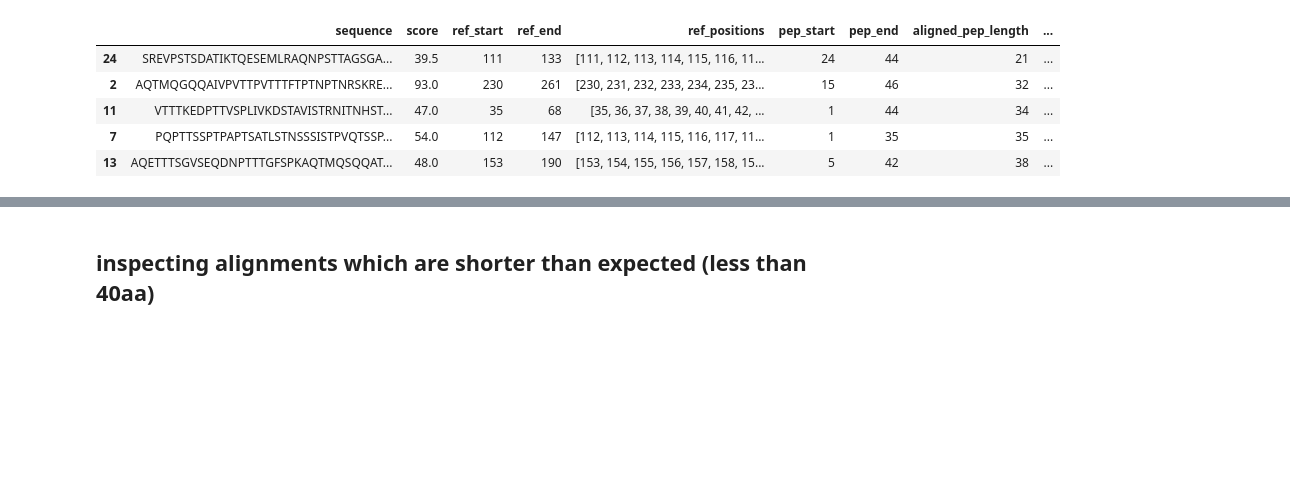
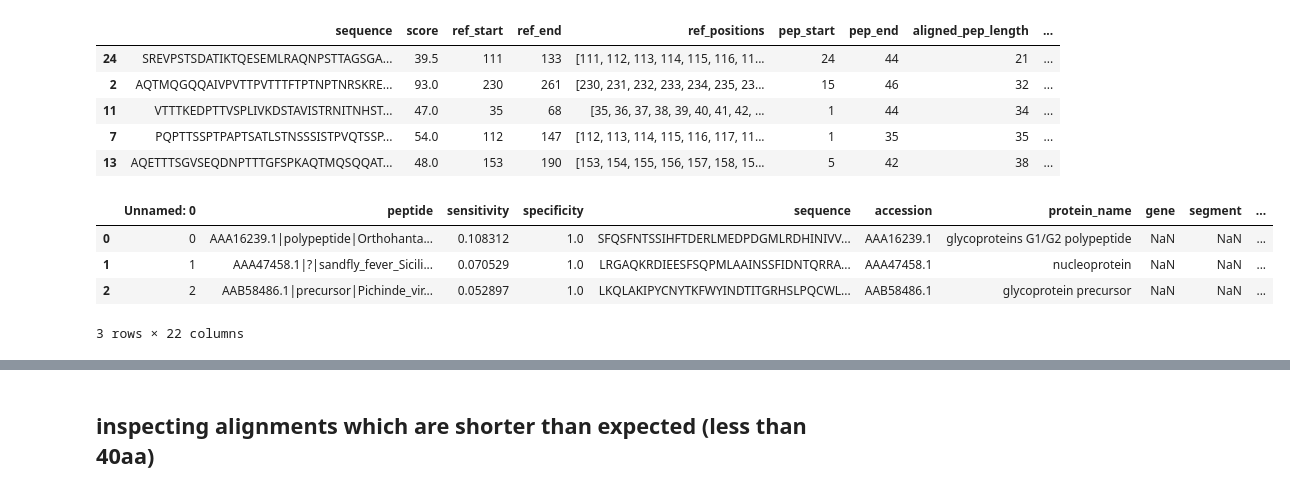
Before and after one commit to sporak577/lasv_phipseq_2026, a Jupyter notebook: draw_signal_to_CCHFV_glycoprotein.ipynb, the cells around one changed output, grey strips where cells are left out. Drawn from its saved outputs; the diff is of its cells as text; code cells hidden in the pictures; blank space fills up the shorter version.

```diff
--- a/draw_signal_to_CCHFV_glycoprotein.ipynb
+++ b/draw_signal_to_CCHFV_glycoprotein.ipynb
@@ -165,3 +169,11 @@ gp_mapping.sort_values('aligned_pep_length').head(5)
 | 11 | VTTTKEDPTTVSPLIVKDSTAVISTRNITNHST... | 47.0 | 35 | 68 | [35, 36, 37, 38, 39, 40, 41, 42, ... | 1 | 44 | 34 | ... |
 | 7 | PQPTTSSPTPAPTSATLSTNSSSISTPVQTSSP... | 54.0 | 112 | 147 | [112, 113, 114, 115, 116, 117, 11... | 1 | 35 | 35 | ... |
 | 13 | AQETTTSGVSEQDNPTTTGFSPKAQTMQSQQAT... | 48.0 | 153 | 190 | [153, 154, 155, 156, 157, 158, 15... | 5 | 42 | 38 | ... |
+# %%
+pep_hits.head(3)
+# %% [output]
+|  | Unnamed: 0 | peptide | sensitivity | specificity | sequence | accession | protein_name | gene | segment | ... |
+| 0 | 0 | AAA16239.1|polypeptide|Orthohanta... | 0.108312 | 1.0 | SFQSFNTSSIHFTDERLMEDPDGMLRDHINIVV... | AAA16239.1 | glycoproteins G1/G2 polypeptide | NaN | NaN | ... |
+| 1 | 1 | AAA47458.1|?|sandfly_fever_Sicili... | 0.070529 | 1.0 | LRGAQKRDIEESFSQPMLAAINSSFIDNTQRRA... | AAA47458.1 | nucleoprotein | NaN | NaN | ... |
+| 2 | 2 | AAB58486.1|precursor|Pichinde_vir... | 0.052897 | 1.0 | LKQLAKIPYCNYTKFWYINDTITGRHSLPQCWL... | AAB58486.1 | glycoprotein precursor | NaN | NaN | ... |
+3 rows × 22 columns
```
Also changed, not shown: parts of 4 cells of this notebook, 21 other files.
